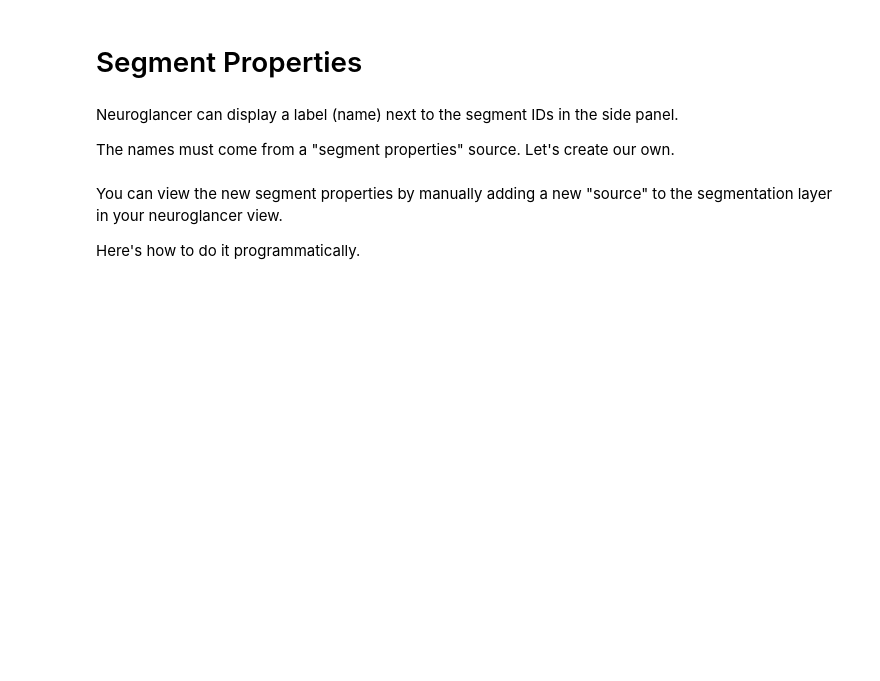
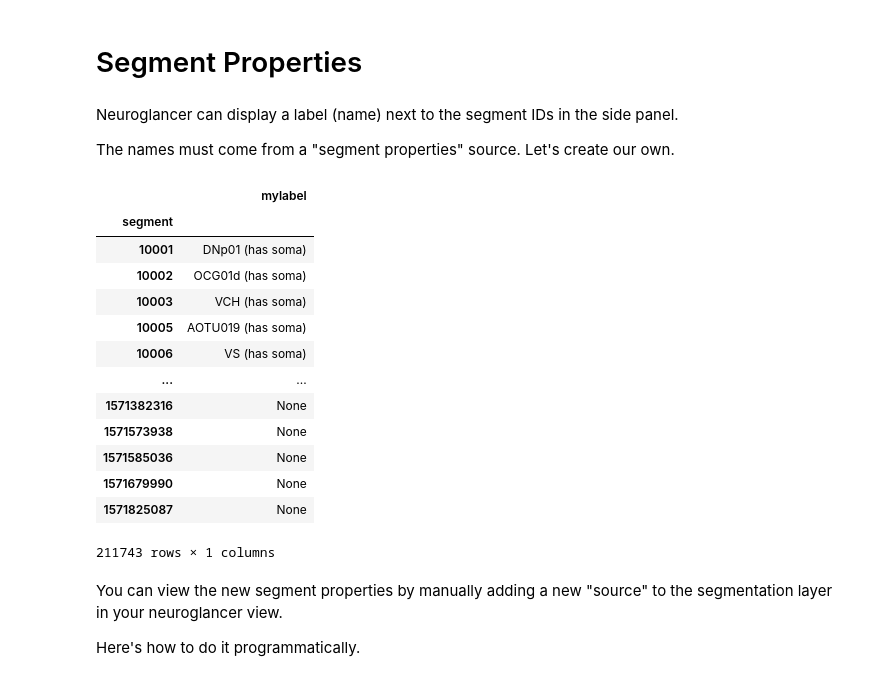
Before and after one commit to janelia-flyem/ngsidekick, a Jupyter notebook: tutorials/tutorial.ipynb, the cells around one changed output. Saved outputs shown, nothing was run; the diff lists cells and outputs as text; code cells hidden in the pictures; blank space fills up the shorter version.

```diff
--- a/tutorials/tutorial.ipynb
+++ b/tutorials/tutorial.ipynb
@@ -188,6 +188,23 @@ df.loc[df['somaLocation'].notnull(), 'mylabel'] += ' (has soma)'
 # Write the new segment properties.
 # We must place them in a file named 'info' in an otherwise empty directory.
 info = ngsk.segment_properties_json(df[['mylabel']], 'mylabel', output_path=f'{TUTORIAL_EXPORTS}/mysegprops/info')
+# %%
+df[['mylabel']]
+# %% [output]
+|  | mylabel |
+| segment |  |
+| 10001 | DNp01 (has soma) |
+| 10002 | OCG01d (has soma) |
+| 10003 | VCH (has soma) |
+| 10005 | AOTU019 (has soma) |
+| 10006 | VS (has soma) |
+| ... | ... |
+| 1571382316 | None |
+| 1571573938 | None |
+| 1571585036 | None |
+| 1571679990 | None |
+| 1571825087 | None |
+211743 rows × 1 columns
 # %% [markdown]
 You can view the new segment properties by manually adding a new "source" to the segmentation layer in your neuroglancer view.
 
```
Also changed, not shown: parts of 5 cells of this notebook, 1 other file.
